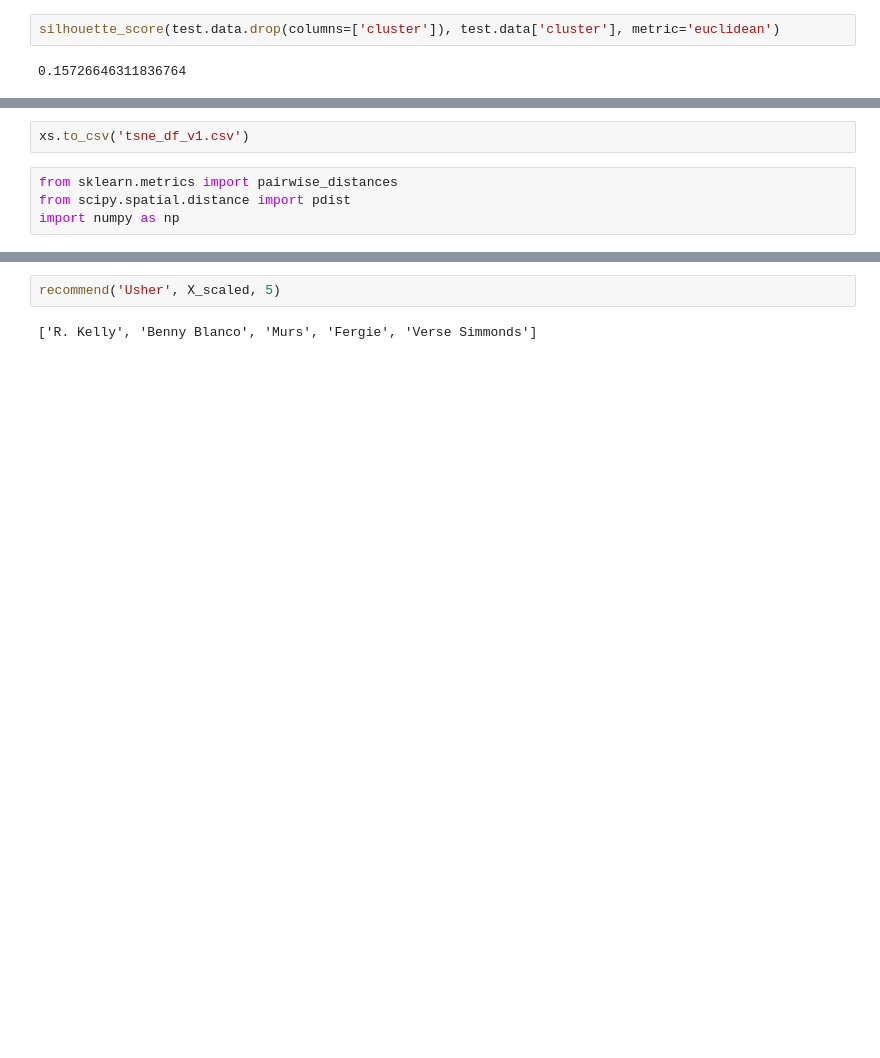
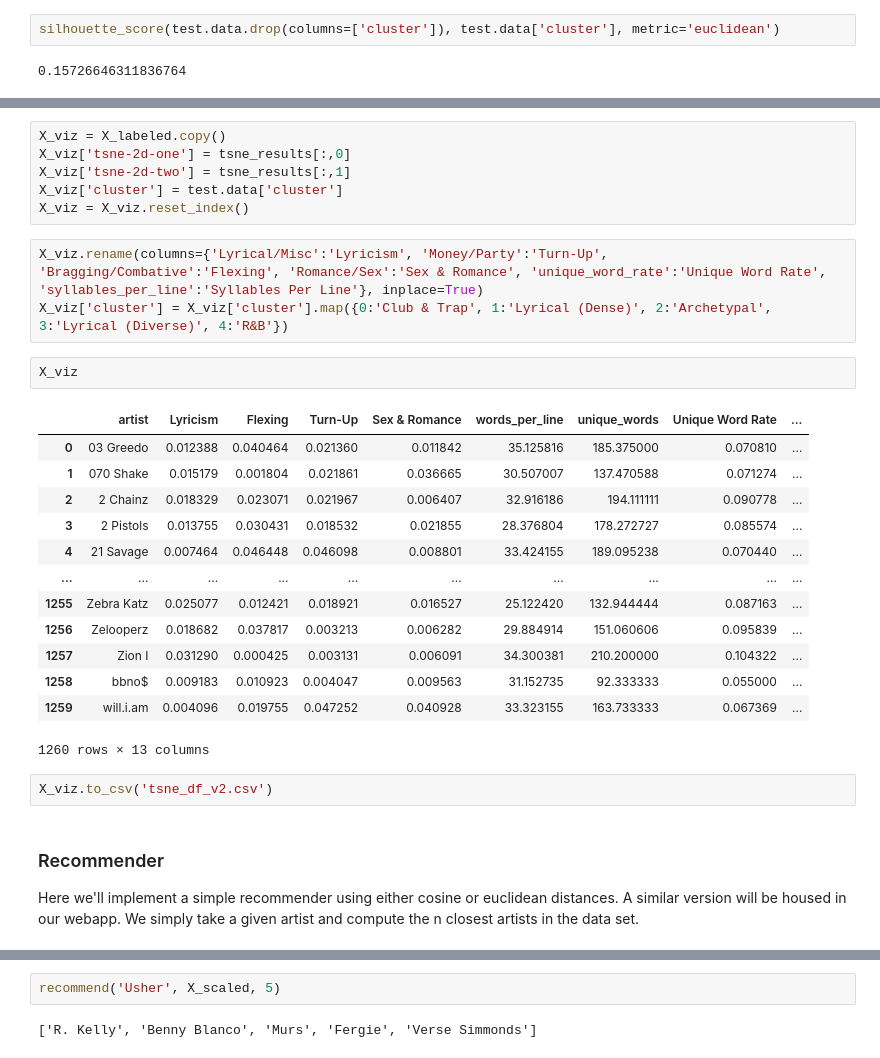
Before and after one commit to kelseyfglenn/rapgeo, a Jupyter notebook: clustering.ipynb, the cells around one changed output, grey strips where cells are left out. Cells and saved outputs as stored; diff of their text form; blank space fills up the shorter version.

Commit message:
webapp and finalized notebooks

```diff
--- a/clustering.ipynb
+++ b/clustering.ipynb
@@ -253,9 +244,34 @@ xs = xs.reset_index()
+# %%
+X_viz = X_labeled.copy()
+X_viz['tsne-2d-one'] = tsne_results[:,0]
+X_viz['tsne-2d-two'] = tsne_results[:,1]
+X_viz['cluster'] = test.data['cluster']
+X_viz = X_viz.reset_index()
+# %%
+X_viz.rename(columns={'Lyrical/Misc':'Lyricism', 'Money/Party':'Turn-Up', 'Bragging/Combative':'Flexing', 'Romance/Sex':'Sex & Romance', 'unique_word_rate':'Unique Word Rate', 'syllables_per_line':'Syllables Per Line'}, inplace=True)
+X_viz['cluster'] = X_viz['cluster'].map({0:'Club & Trap', 1:'Lyrical (Dense)', 2:'Archetypal', 3:'Lyrical (Diverse)', 4:'R&B'})
+# %%
+X_viz
+# %% [output]
+|  | artist | Lyricism | Flexing | Turn-Up | Sex & Romance | words_per_line | unique_words | Unique Word Rate | ... |
+| 0 | 03 Greedo | 0.012388 | 0.040464 | 0.021360 | 0.011842 | 35.125816 | 185.375000 | 0.070810 | ... |
+| 1 | 070 Shake | 0.015179 | 0.001804 | 0.021861 | 0.036665 | 30.507007 | 137.470588 | 0.071274 | ... |
+| 2 | 2 Chainz | 0.018329 | 0.023071 | 0.021967 | 0.006407 | 32.916186 | 194.111111 | 0.090778 | ... |
+| 3 | 2 Pistols | 0.013755 | 0.030431 | 0.018532 | 0.021855 | 28.376804 | 178.272727 | 0.085574 | ... |
+| 4 | 21 Savage | 0.007464 | 0.046448 | 0.046098 | 0.008801 | 33.424155 | 189.095238 | 0.070440 | ... |
+| ... | ... | ... | ... | ... | ... | ... | ... | ... | ... |
+| 1255 | Zebra Katz | 0.025077 | 0.012421 | 0.018921 | 0.016527 | 25.122420 | 132.944444 | 0.087163 | ... |
+| 1256 | Zelooperz | 0.018682 | 0.037817 | 0.003213 | 0.006282 | 29.884914 | 151.060606 | 0.095839 | ... |
+| 1257 | Zion I | 0.031290 | 0.000425 | 0.003131 | 0.006091 | 34.300381 | 210.200000 | 0.104322 | ... |
+| 1258 | bbno$ | 0.009183 | 0.010923 | 0.004047 | 0.009563 | 31.152735 | 92.333333 | 0.055000 | ... |
+| 1259 | will.i.am | 0.004096 | 0.019755 | 0.047252 | 0.040928 | 33.323155 | 163.733333 | 0.067369 | ... |
+1260 rows × 13 columns
 # %%
-xs.to_csv('tsne_df_v1.csv')
+X_viz.to_csv('tsne_df_v2.csv')
-# %%
-from sklearn.metrics import pairwise_distances
-from scipy.spatial.distance import pdist
-import numpy as np
+# %% [markdown]
+### Recommender
+
+Here we'll implement a simple recommender using either cosine or euclidean distances. A similar version will be housed in our webapp. We simply take a given artist and compute the n closest artists in the data set.
 # %%
 def recommend(artist, data, n_recs):
     """
```
Also changed, not shown: parts of 33 cells of this notebook, 30 other files.
